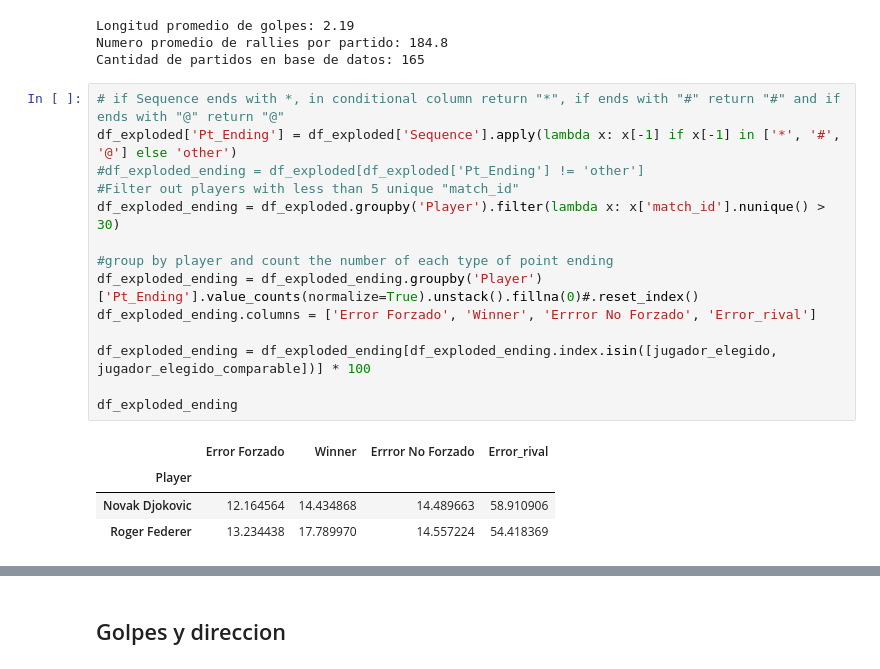
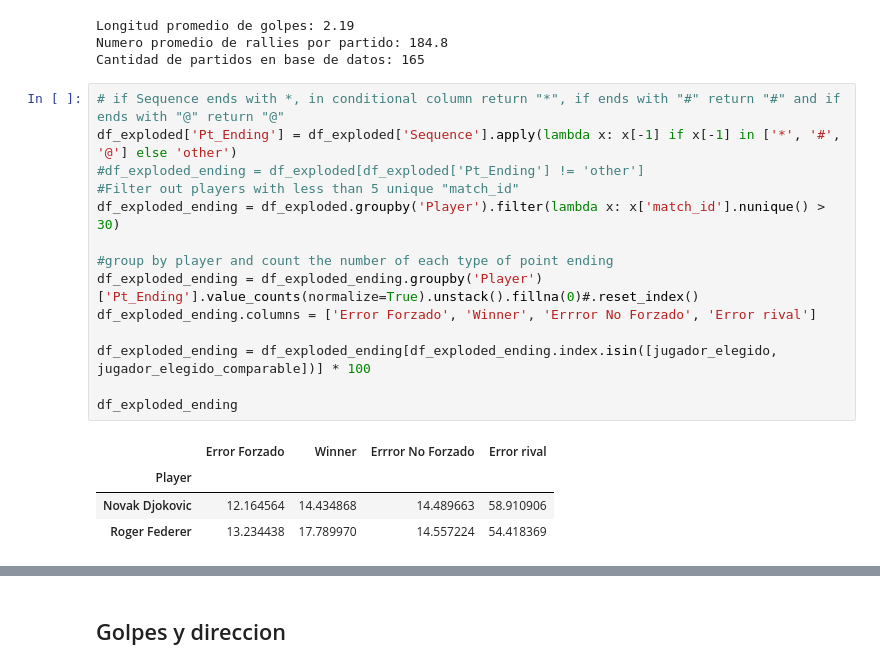
Before and after one commit to adelgado24/TP_final, a Jupyter notebook: tenis/Demo.ipynb, the cells around one changed output, grey strips where cells are left out. Cells and saved outputs as stored; diff of their text form.

```diff
--- a/tenis/Demo.ipynb
+++ b/tenis/Demo.ipynb
@@ -95,19 +126,19 @@ Cantidad de partidos en base de datos: 165
 # %%
 # if Sequence ends with *, in conditional column return "*", if ends with "#" return "#" and if ends with "@" return "@"
 df_exploded['Pt_Ending'] = df_exploded['Sequence'].apply(lambda x: x[-1] if x[-1] in ['*', '#', '@'] else 'other')
 #df_exploded_ending = df_exploded[df_exploded['Pt_Ending'] != 'other']
 #Filter out players with less than 5 unique "match_id"
 df_exploded_ending = df_exploded.groupby('Player').filter(lambda x: x['match_id'].nunique() > 30)
 
 #group by player and count the number of each type of point ending
 df_exploded_ending = df_exploded_ending.groupby('Player')['Pt_Ending'].value_counts(normalize=True).unstack().fillna(0)#.reset_index()
-df_exploded_ending.columns = ['Error Forzado', 'Winner', 'Errror No Forzado', 'Error_rival']
+df_exploded_ending.columns = ['Error Forzado', 'Winner', 'Errror No Forzado', 'Error rival']
 
 df_exploded_ending = df_exploded_ending[df_exploded_ending.index.isin([jugador_elegido, jugador_elegido_comparable])] * 100
 
 df_exploded_ending
 # %% [output]
-|  | Error Forzado | Winner | Errror No Forzado | Error_rival |
+|  | Error Forzado | Winner | Errror No Forzado | Error rival |
 | Player |  |  |  |  |
 | Novak Djokovic | 12.164564 | 14.434868 | 14.489663 | 58.910906 |
 | Roger Federer | 13.234438 | 17.789970 | 14.557224 | 54.418369 |
```
Also changed, not shown: parts of 12 cells of this notebook, 7 other files.
